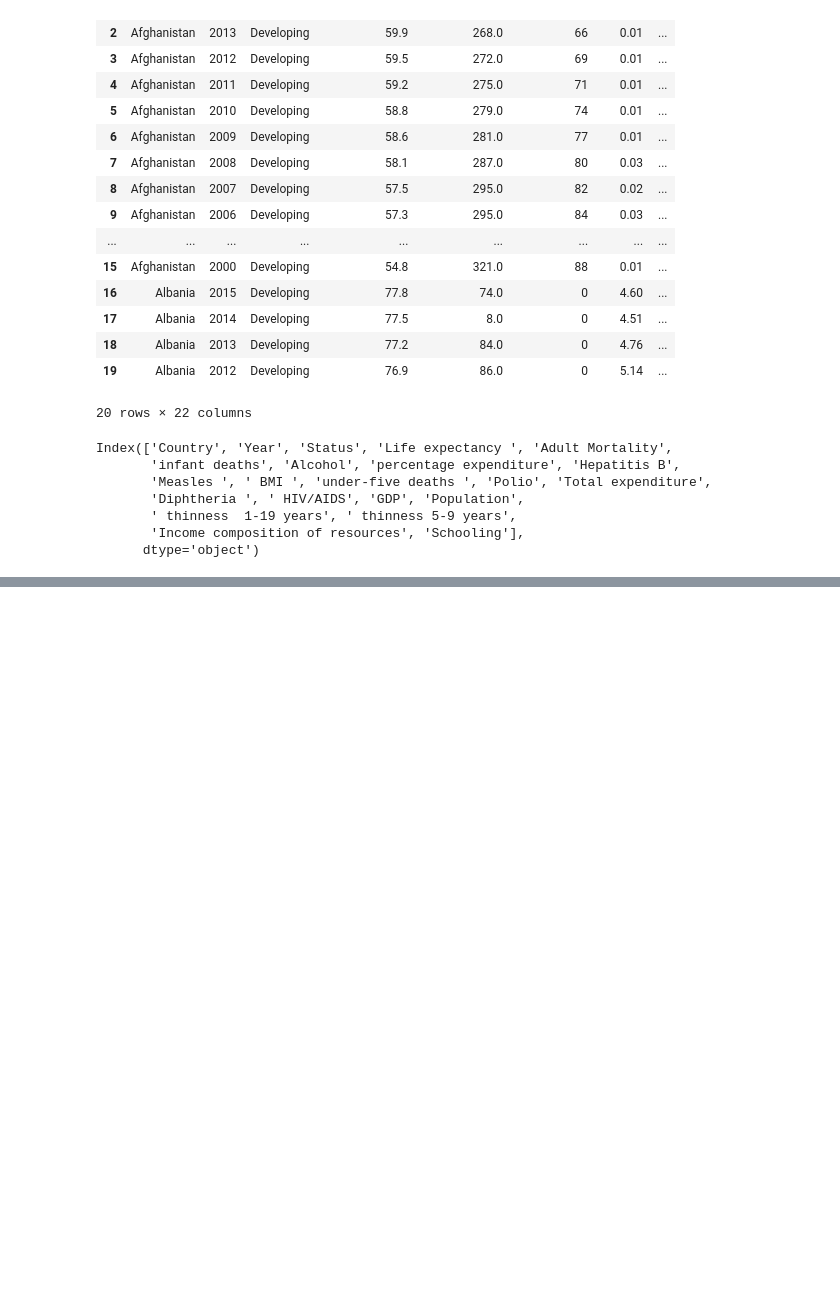
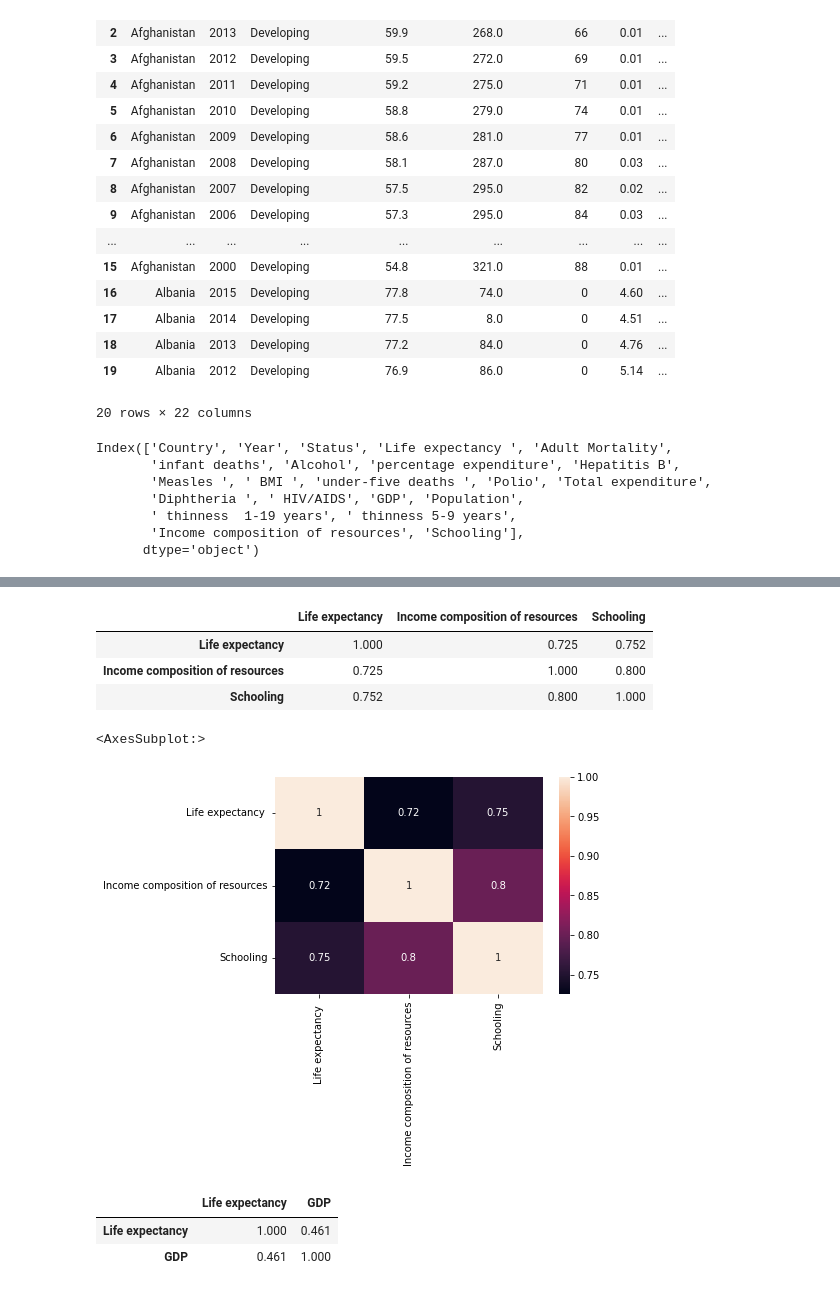
Before and after one commit to malakselimm/assignment-1, a Jupyter notebook: Assignment 1.ipynb, the cells around one changed output, grey strips where cells are left out. Cells and saved outputs as stored; diff of their text form; code cells hidden in the pictures; blank space fills up the shorter version.

```diff
--- a/Assignment 1.ipynb
+++ b/Assignment 1.ipynb
@@ -159,0 +433,9 @@ Name: 0.75, dtype: float64
+# %%
+df[['Life expectancy ', 'Income composition of resources', 'Schooling']].corr().round(3)
+# %% [output]
+|  | Life expectancy | Income composition of resources | Schooling |
+| Life expectancy | 1.000 | 0.725 | 0.752 |
+| Income composition of resources | 0.725 | 1.000 | 0.800 |
+| Schooling | 0.752 | 0.800 | 1.000 |
+# %%
+cormat = df[['Life expectancy ', 'Income composition of resources', 'Schooling']].corr().round(3)
@@ -159,0 +444,11 @@ Name: 0.75, dtype: float64
+# %%
+sns.heatmap(cormat, annot=True)
+# %% [output]
+<AxesSubplot:>
+[figure, added]
+# %%
+df[['Life expectancy ', 'GDP']].corr().round(3)
+# %% [output]
+|  | Life expectancy | GDP |
+| Life expectancy | 1.000 | 0.461 |
+| GDP | 0.461 | 1.000 |
```
Also changed, not shown: parts of 95 cells of this notebook.
